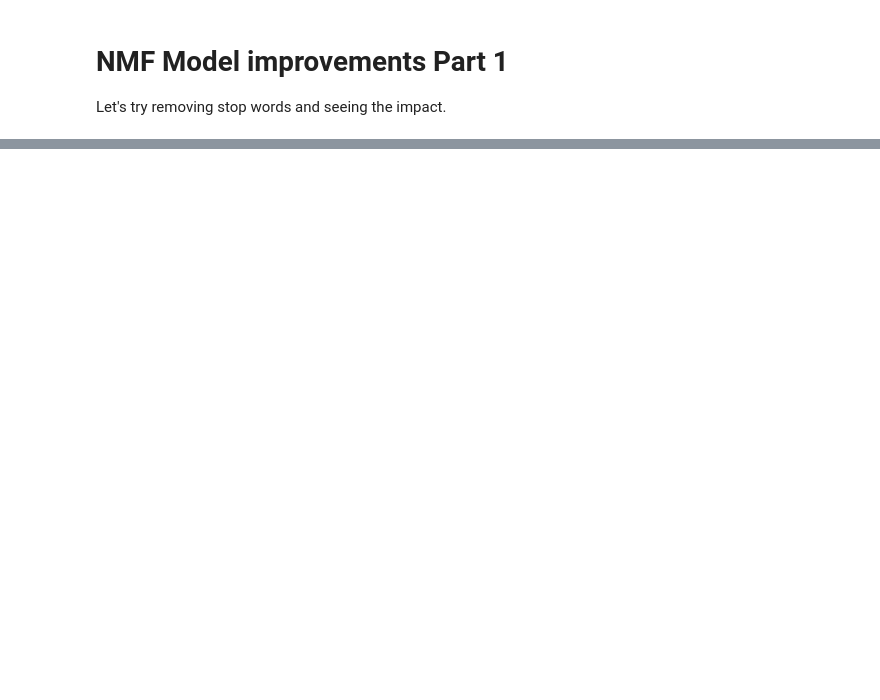
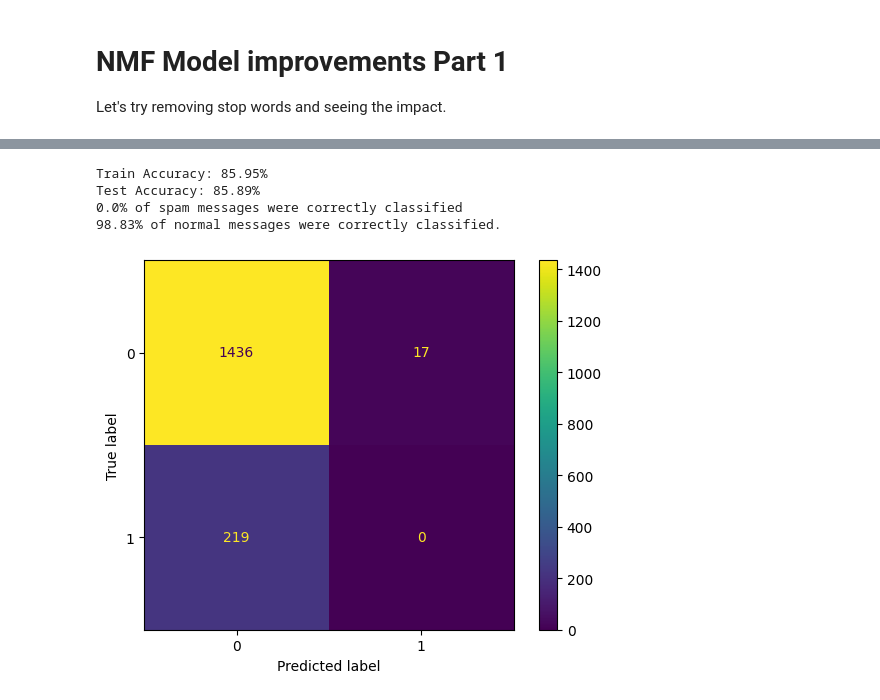
Before and after one commit to nsxydis/final-project, a Jupyter notebook: spamham.ipynb, the cells around one changed output, grey strips where cells are left out. Cells and saved outputs as stored; diff of their text form; code cells hidden in the pictures; blank space fills up the shorter version.

```diff
--- a/spamham.ipynb
+++ b/spamham.ipynb
@@ -376,0 +494,11 @@ From our second round we see that the performance has declined greatly from the
+# %%
+agg = spamhamAgg(df)
+agg.train()
+agg.test()
+results(agg.y_test, agg.ypTest)
+# %% [output]
+Train Accuracy: 85.95%
+Test Accuracy: 85.89%
+0.0% of spam messages were correctly classified
+98.83% of normal messages were correctly classified.
+[figure, added]
```
Also changed, not shown: parts of 35 cells of this notebook, 3 other files.
